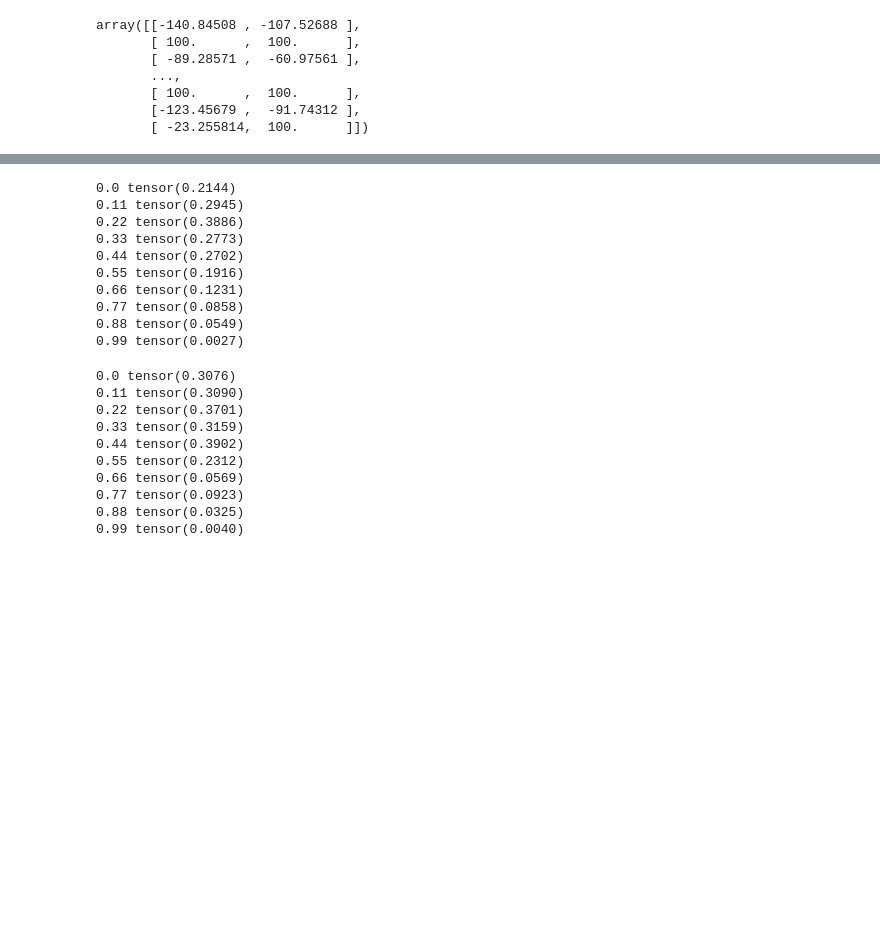
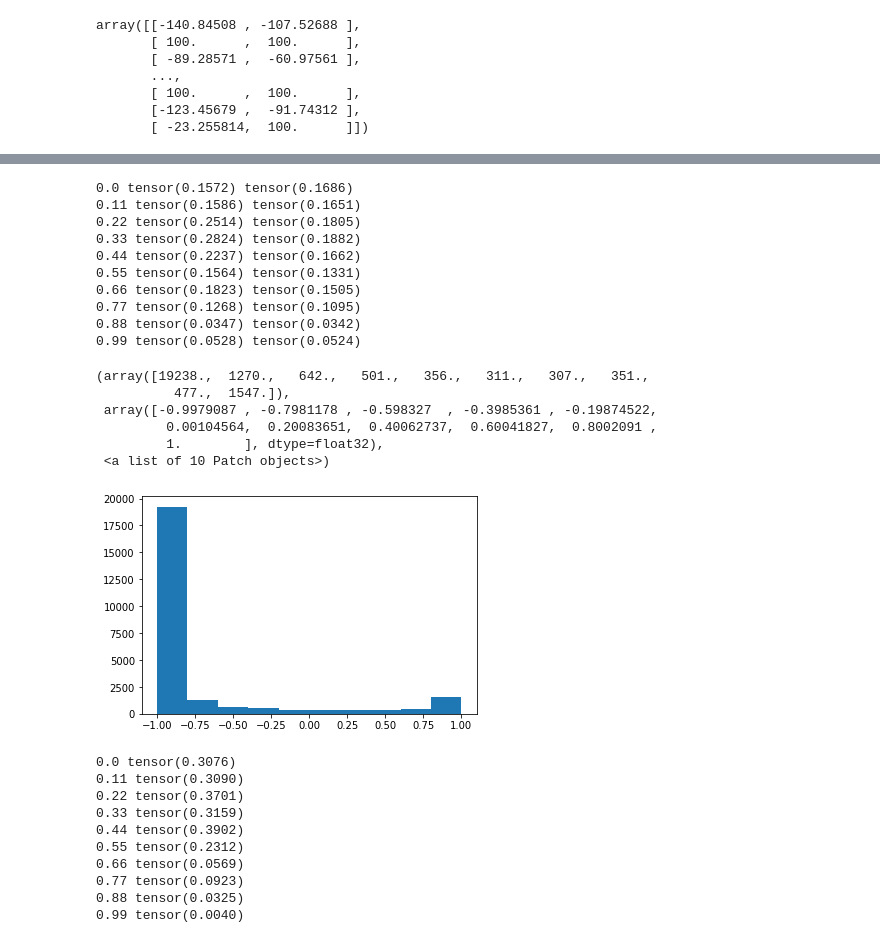
Before and after one commit to Takezo87/torchtools, a Jupyter notebook: _201_exploratory.ipynb, the cells around one changed output, grey strips where cells are left out. Drawn from its saved outputs; the diff is of its cells as text; code cells hidden in the pictures; blank space fills up the shorter version.

```diff
--- a/_201_exploratory.ipynb
+++ b/_201_exploratory.ipynb
@@ -678,17 +827,27 @@ tensor([4703, 5733])
 # %%
 for i in np.linspace(0,0.99,10):
-    print(i,unweighted_profit(val_preds, tensor(val_y), i))
+    print(i,unweighted_profit(val_preds, tensor(val_y), i), weighted_profit(val_preds, tensor(val_y), i) )
 # %% [output]
-0.0 tensor(0.2144)
-0.11 tensor(0.2945)
-0.22 tensor(0.3886)
-0.33 tensor(0.2773)
-0.44 tensor(0.2702)
-0.55 tensor(0.1916)
-0.66 tensor(0.1231)
-0.77 tensor(0.0858)
-0.88 tensor(0.0549)
-0.99 tensor(0.0027)
+0.0 tensor(0.1572) tensor(0.1686)
+0.11 tensor(0.1586) tensor(0.1651)
+0.22 tensor(0.2514) tensor(0.1805)
+0.33 tensor(0.2824) tensor(0.1882)
+0.44 tensor(0.2237) tensor(0.1662)
+0.55 tensor(0.1564) tensor(0.1331)
+0.66 tensor(0.1823) tensor(0.1505)
+0.77 tensor(0.1268) tensor(0.1095)
+0.88 tensor(0.0347) tensor(0.0342)
+0.99 tensor(0.0528) tensor(0.0524)
+# %%
+plt.hist(val_preds.squeeze())
+# %% [output]
+(array([19238.,  1270.,   642.,   501.,   356.,   311.,   307.,   351.,
+          477.,  1547.]),
+ array([-0.9979087 , -0.7981178 , -0.598327  , -0.3985361 , -0.19874522,
+         0.00104564,  0.20083651,  0.40062737,  0.60041827,  0.8002091 ,
+         1.        ], dtype=float32),
+ <a list of 10 Patch objects>)
+[figure, added]
 # %%
 for i in np.linspace(0,0.99,10):
     print(i, unweighted_profit(val_preds[:,0], tensor(val_y)[:,0], i))
```
Also changed, not shown: parts of 47 cells of this notebook.
